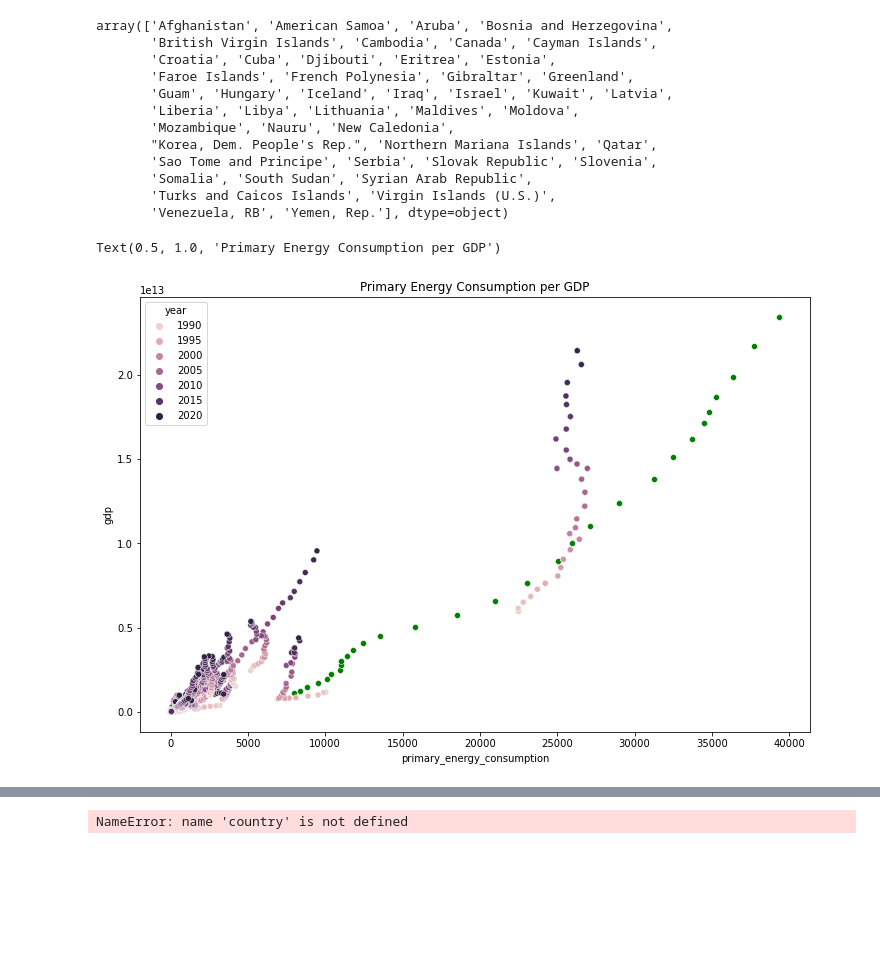
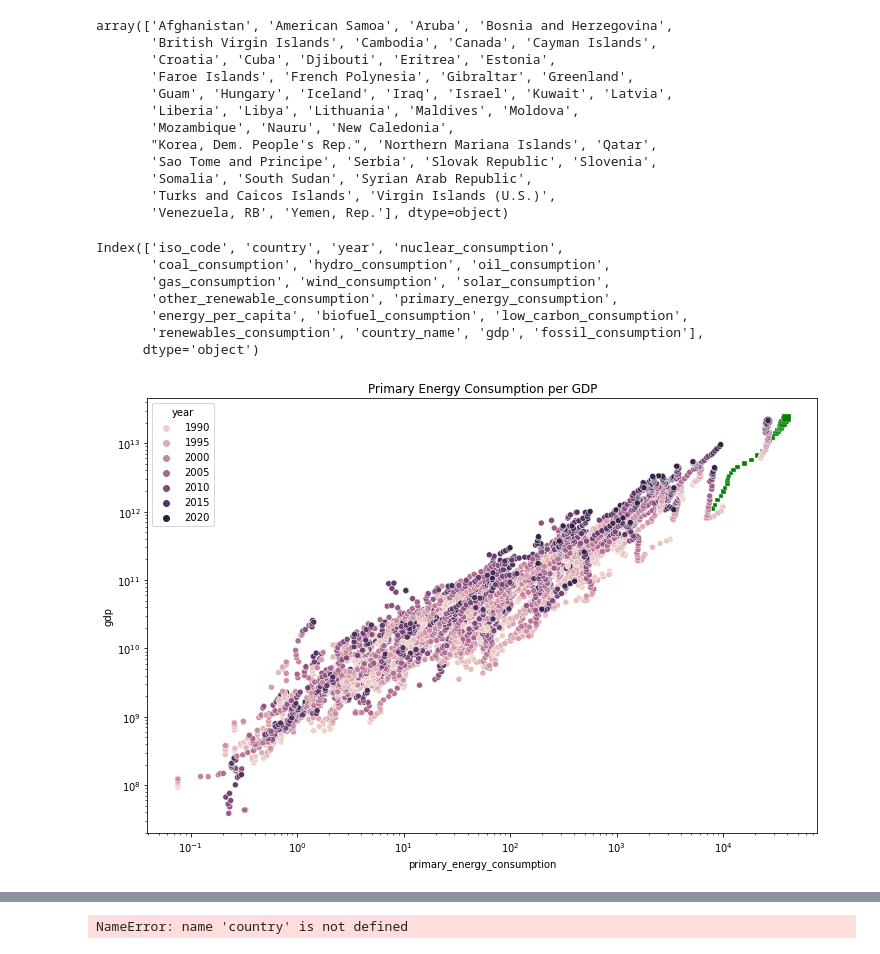
Before and after one commit to TeamGreenWave/capstone_project, a Jupyter notebook: eda.ipynb, the cells around one changed output, grey strips where cells are left out. Saved outputs shown, nothing was run; the diff lists cells and outputs as text; code cells hidden in the pictures; blank space fills up the shorter version.

```diff
--- a/eda.ipynb
+++ b/eda.ipynb
@@ -293,14 +294,28 @@ array(['Afghanistan', 'American Samoa', 'Aruba', 'Bosnia and Herzegovina',
 # %%
 
 merged.gdp = merged.gdp.replace("..",np.nan)
+# %%
+merged.columns
+# %% [output]
+Index(['iso_code', 'country', 'year', 'nuclear_consumption',
+       'coal_consumption', 'hydro_consumption', 'oil_consumption',
+       'gas_consumption', 'wind_consumption', 'solar_consumption',
+       'other_renewable_consumption', 'primary_energy_consumption',
+       'energy_per_capita', 'biofuel_consumption', 'low_carbon_consumption',
+       'renewables_consumption', 'country_name', 'gdp', 'fossil_consumption'],
+      dtype='object')
 # %%
 merged.gdp = merged.gdp.astype(float)
+# %%
+area = 30*(merged.renewables_consumption)**2# doenst work!!!!
 # %%
 plt.figure(figsize=(12,8))
-sns.scatterplot(data=merged[merged["country"]=="China"], legend=False,x="primary_energy_consumption",color="green",y="gdp")
-sns.scatterplot(data=merged[merged["country"]=="United States"], legend=False,x="primary_energy_consumption",y="gdp",hue="year")
+sns.scatterplot(data=merged[merged["country"]=="China"], legend=False,x="primary_energy_consumption",marker="s",size=area,color="green",y="gdp")
+sns.scatterplot(data=merged[merged["country"]=="United States"], legend=False,x="primary_energy_consumption",size="renewables_consumption",y="gdp",hue="year")
 sns.scatterplot(data=merged[merged["country"]!="China"], x="primary_energy_consumption",y="gdp",hue="year")
 plt.title("Primary Energy Consumption per GDP")
+plt.ticklabel_format(useOffset=False, style='plain')
+plt.xscale("log")
+plt.yscale("log")
 # %% [output]
-Text(0.5, 1.0, 'Primary Energy Consumption per GDP')
-[figure, old version]
+[figure, new version]
```
Also changed, not shown: parts of 22 cells of this notebook, 3 other files.
